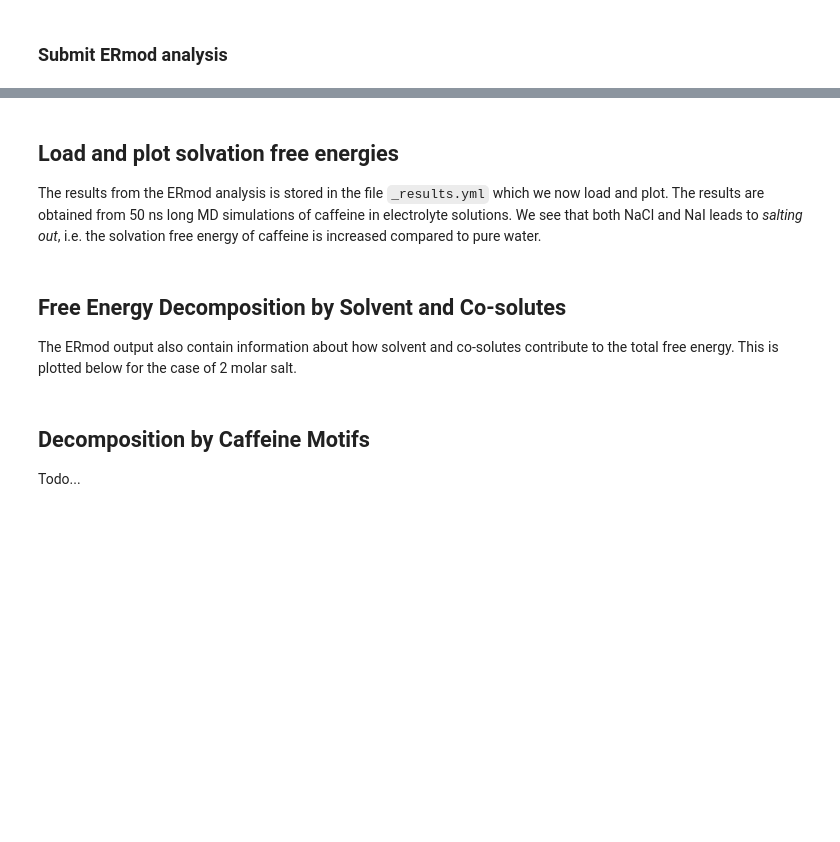
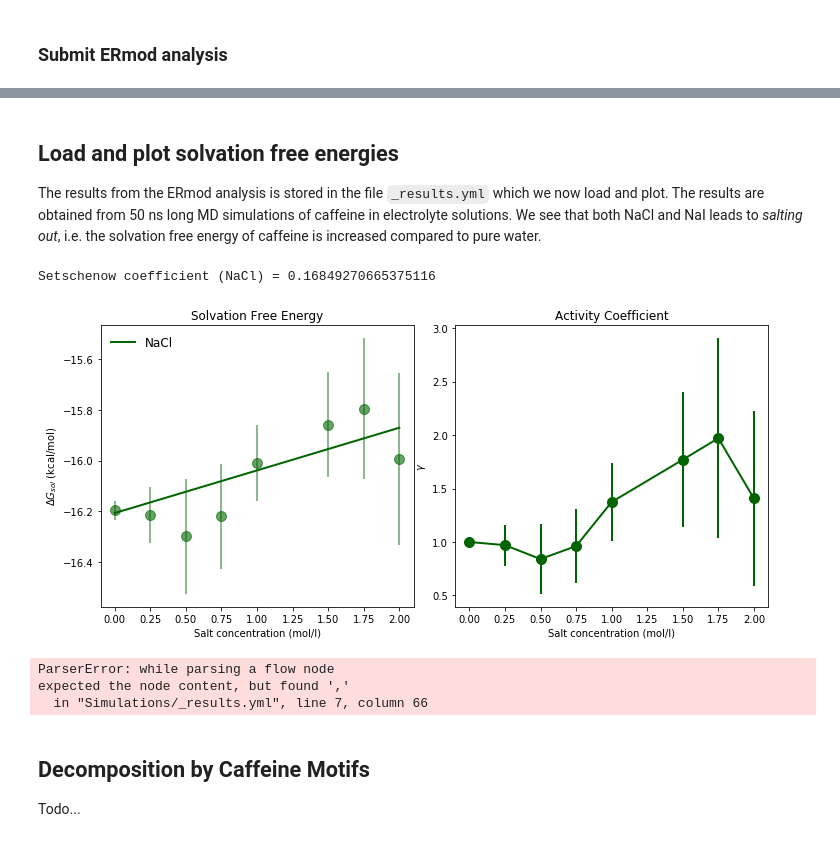
Before and after one commit to SHervoe-Hansen/Caffeine_solubility, a Jupyter notebook: Caffeine_solubility.ipynb, the cells around one changed output, grey strips where cells are left out. Cells and saved outputs as stored; diff of their text form; code cells hidden in the pictures; blank space fills up the shorter version.

```diff
--- a/Caffeine_solubility.ipynb
+++ b/Caffeine_solubility.ipynb
@@ -582,7 +374,7 @@ for concentration in salt_concentrations:
     stateID = 1
 
     with open('parameters_er', 'w') as text_file:
-        text_file.write(ermod_script.format(state=stateID, Ninserts=5000, Ndivisions=5, PMEnodes_x=N_gridpoints[0],
+        text_file.write(ermod_script.format(state=stateID, Ninserts=1000, Ndivisions=10, PMEnodes_x=N_gridpoints[0],
                                             PMEnodes_y=N_gridpoints[1], PMEnodes_z=N_gridpoints[2], ref=comment))
 
     ####### CORRECTING MDinfo FILE #########
@@ -591,7 +383,7 @@ for concentration in salt_concentrations:
         f.close()
 
     with open('MDinfo', 'w') as f:
-        lines[0] = lines[0].replace('FRAMES', '20000')
+        lines[0] = lines[0].replace('FRAMES', '500000')
         for line in lines:
             f.write(line)
         f.close()
@@ -618,7 +410,7 @@ for concentration in salt_concentrations:
     stateID = 2
 
     with open('parameters_er', 'w') as text_file:
-        text_file.write(ermod_script.format(state=stateID, Ninserts=5000, Ndivisions=5, PMEnodes_x=N_gridpoints[0],
+        text_file.write(ermod_script.format(state=stateID, Ninserts=1000, Ndivisions=10, PMEnodes_x=N_gridpoints[0],
                                             PMEnodes_y=N_gridpoints[1], PMEnodes_z=N_gridpoints[2], ref=comment))
 
     ####### CORRECTING MDinfo FILE #########
@@ -627,7 +419,7 @@ for concentration in salt_concentrations:
         f.close()
 
     with open('MDinfo', 'w') as f:
-        lines[0] = lines[0].replace('FRAMES', '1000')
+        lines[0] = lines[0].replace('FRAMES', '10000')
         for line in lines:
             f.write(line)
         f.close()
@@ -648,6 +440,6 @@ for concentration in salt_concentrations:
 
     # Make parameter file
     with open('parameters_fe', 'w') as text_file:
-        text_file.write(slvfe_script.format(Nsol_blocks=5, Nref_blocks=5, avgV=avgVolume))
+        text_file.write(slvfe_script.format(Nsol_blocks=10, Nref_blocks=5, avgV=avgVolume))
 
     print('Wrote ERmod analysis files to '+os.getcwd())
@@ -721,43 +484,49 @@ for concentration in salt_concentrations:
 ## Load and plot solvation free energies
 
 The results from the ERmod analysis is stored in the file `_results.yml` which we now load and plot. The results are obtained from 50 ns long MD simulations of caffeine in electrolyte solutions.
-We see that both NaCl and NaI leads to _salting out_, i.e. the solvation free energy of caffeine is increased compared to pure water.
+We see that both NaCl and NaI leads to *salting out*, i.e. the solvation free energy of caffeine is increased compared to pure water.
 # %%
-with open('_results.yml') as f: # open structured result file (YAML)
+%cd -q $homedir
+kcal_to_kT = 1.688 # Assuming 298.15 K
+
+with open('Simulations/old_simulations/_results.yml') as f: # open structured result file (YAML)
 
     r = yaml.load(f, Loader=yaml.Loader)
 
     fig, (ax1, ax2) = plt.subplots(1,2, sharex=True)
     fig.set_size_inches(10,4.5)
     fig.tight_layout()
 
     for d in r['salts']: # loop over all salt types
-        conc   = np.array(d['conc'])     # molar conc.
-        mu     = np.array(d['muexcess']) # excess chem. pot.
-        error  = np.array(d['error'])    # error on mu
-        mu0    = mu[0]                   # in pure water
-        gamma  = np.exp( (mu-mu0)*kcal_to_kT )          # activity coefficient
-        fit    = np.polyfit(conc, mu, 1, w=1/error)
+        conc   = np.array(d['conc'])                       # molar conc.
+        mu     = unumpy.uarray(d['muexcess'], d['error'])  # excess chem. pot. and error
+        mu0    = mu[0]                                     # in pure water
+        gamma  = unumpy.exp( (mu-mu0)*kcal_to_kT )         # activity coefficient
+        fit    = np.polyfit(conc, unumpy.nominal_values(mu), 1, w=1/unumpy.std_devs(mu))
         fit_fn = np.poly1d(fit)
-        #print("Setschenow coefficient ("+d['label']+") =", fit[0])
-        ax1.errorbar(conc, mu, yerr=error, fmt='o', c=d['color'], alpha=0.6, ms=10)
+        print("Setschenow coefficient ("+d['label']+") =", fit[0])
+        ax1.errorbar(conc, unumpy.nominal_values(mu), yerr=unumpy.std_devs(mu),
+                     fmt='o', c=d['color'], alpha=0.6, ms=10)
         ax1.plot(conc, fit_fn(conc), label=d['label'], c=d['color'], lw=2, ms=10)
-        ax2.plot(conc, gamma, label=d['label'], c=d['color'], lw=2, marker='o', ms=10)
+        ax2.errorbar(conc, unumpy.nominal_values(gamma), yerr=unumpy.std_devs(gamma),
+                     label=d['label'], c=d['color'], lw=2, marker='o', ms=10)
 
     ax1.set_title('Solvation Free Energy')
     ax2.set_title('Activity Coefficient')
     ax1.set_xlabel('Salt concentration (mol/l)')
     ax1.set_ylabel('$\Delta G_{sol}$ (kcal/mol)')
     ax2.set_xlabel('Salt concentration (mol/l)')
     ax2.set_ylabel('$\gamma$')
     ax1.legend(loc=2, frameon=False, fontsize='large')
-plt.savefig('solvation.pdf', bbox_inches='tight')
+#plt.savefig('images/Free_energy.pdf', bbox_inches='tight')
+plt.show()
+# %% [output]
+Setschenow coefficient (NaCl) = 0.16849270665375116
+[figure, added]
-# %% [markdown]
-## Free Energy Decomposition by Solvent and Co-solutes
-
-The ERmod output also contain information about how solvent and co-solutes contribute to the total free energy. This is plotted below for the case of 2 molar salt.
 # %%
-with open('_results.yml') as f: # open structured result file (YAML)
+%cd -q $homedir
+
+with open('Simulations/_results.yml') as f: # open structured result file (YAML)
     r = yaml.load(f, Loader=yaml.Loader)
     fig, ax = plt.subplots()
     fig.set_size_inches(6,6)
@@ -766,18 +535,22 @@ with open('_results.yml') as f: # open structured result file (YAML)
     index = np.arange(4)
 
     for d in r['salts']: # loop over all salt types
-        mu = d['decomposition'][0]['mu']
-        error = d['decomposition'][0]['error']
-        ax.bar( index+offset, mu,
+        mu = unumpy.uarray(d['decomposition'][0]['mu'], d['decomposition'][0]['error'])
+        ax.bar( index+offset, unumpy.nominal_values(mu),
                 color=d['color'], label=d['label'], width=width,
-                alpha=0.7, yerr=error, capsize=2)
+                alpha=0.7, yerr=unumpy.std_devs(error), capsize=2)
         offset = offset + width
 ax.set_xticks(index + width / 2)
-ax.set_xticklabels(('total', 'water', 'cations', 'anions'))
+ax.set_xticklabels(('Total', 'Water', 'Cations', 'Anions'))
 ax.set_ylabel('$\Delta G_{sol}$ (kcal/mol)')
 #ax.set_title('Free energy decomposition (2 M)')
 ax.legend(loc=0, frameon=False, fontsize='large')
-plt.savefig('solvent-decomposition.pdf', bbox_inches='tight')
+#plt.savefig('solvent-decomposition.pdf', bbox_inches='tight')
+plt.show()
+# %% [output]
+ParserError: while parsing a flow node
+expected the node content, but found ','
+  in "Simulations/_results.yml", line 7, column 66
 # %% [markdown]
 ## Decomposition by Caffeine Motifs
 
```
Also changed, not shown: parts of 8 cells of this notebook.
